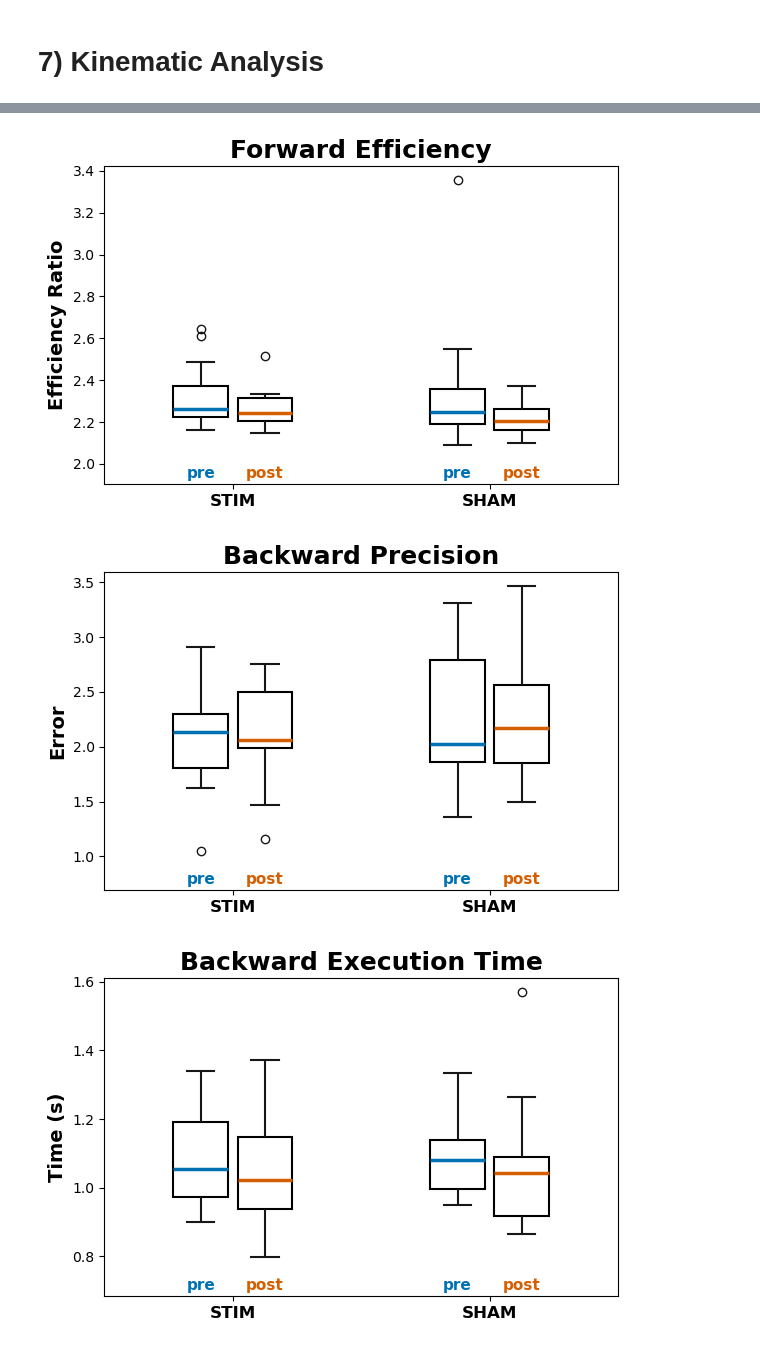
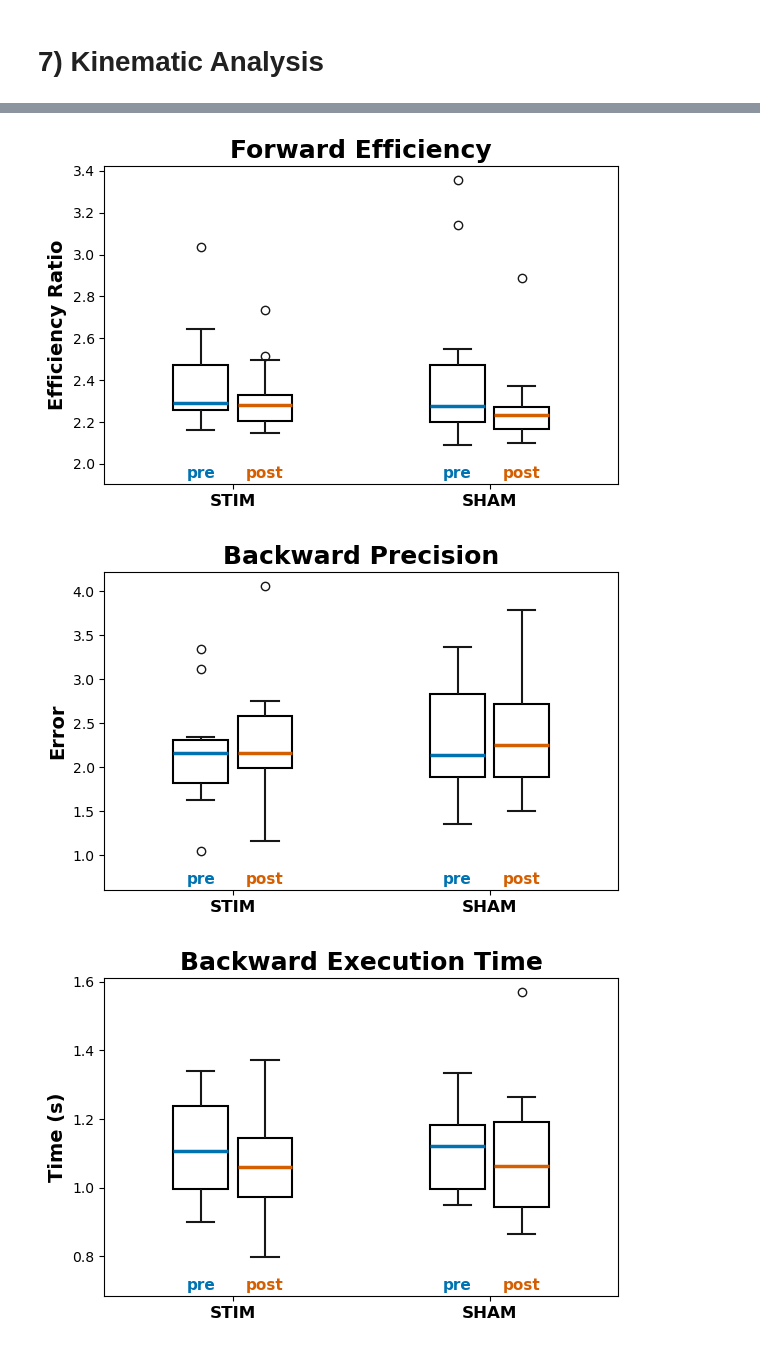
Before and after one commit to MonkeyDYoyi/NewExperimentCode, a Jupyter notebook: NewCode.ipynb, the cells around one changed output, grey strips where cells are left out. Cells and saved outputs as stored; diff of their text form; code cells hidden in the pictures.

```diff
--- a/NewCode.ipynb
+++ b/NewCode.ipynb
@@ -3923,7 +3923,7 @@ def run_kinematic_stats(csv_filepath, config_metricas):
     # 0. FILTRO ESTRICTO DE DISEÑO CRUZADO (CROSS-OVER)
     # ==========================================================
     # Exclusión manual (Criterios de Edad u otros)
-    sujetos_excluidos_manual = ['1', '2']
+    sujetos_excluidos_manual = ['1', '2', '10']
     df = df[~df['Subject'].isin(sujetos_excluidos_manual)]
 
     # Un sujeto solo es válido si tiene exactamente 4 mediciones (STIM-PRE/POST, SHAM-PRE/POST)
@@ -4070,3 +4070,3 @@ Total de sujetos analizados (N = 13): ['5', '6', '7', '8', '9', '10', '11', '12'
-[figure, old version]
+[figure, new version]
-[figure, old version]
+[figure, new version]
-[figure, old version]
+[figure, new version]
```
Also changed, not shown: parts of 12 cells of this notebook, 5 other files.
